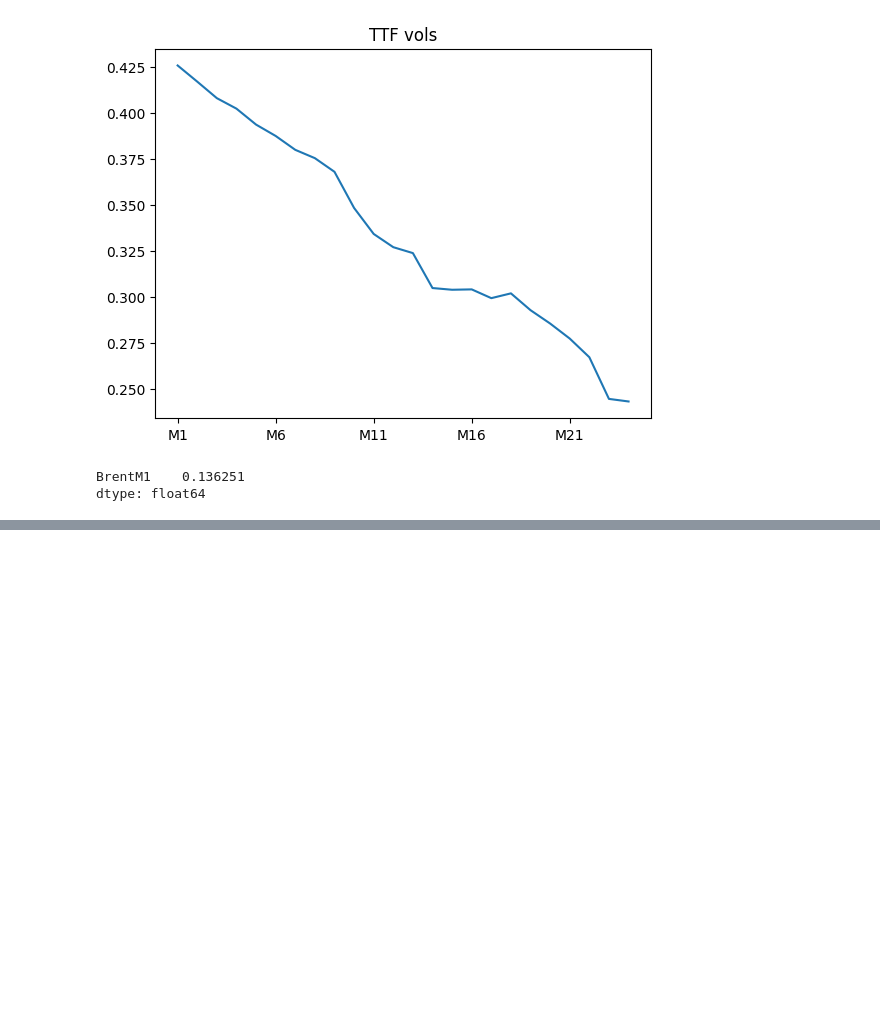
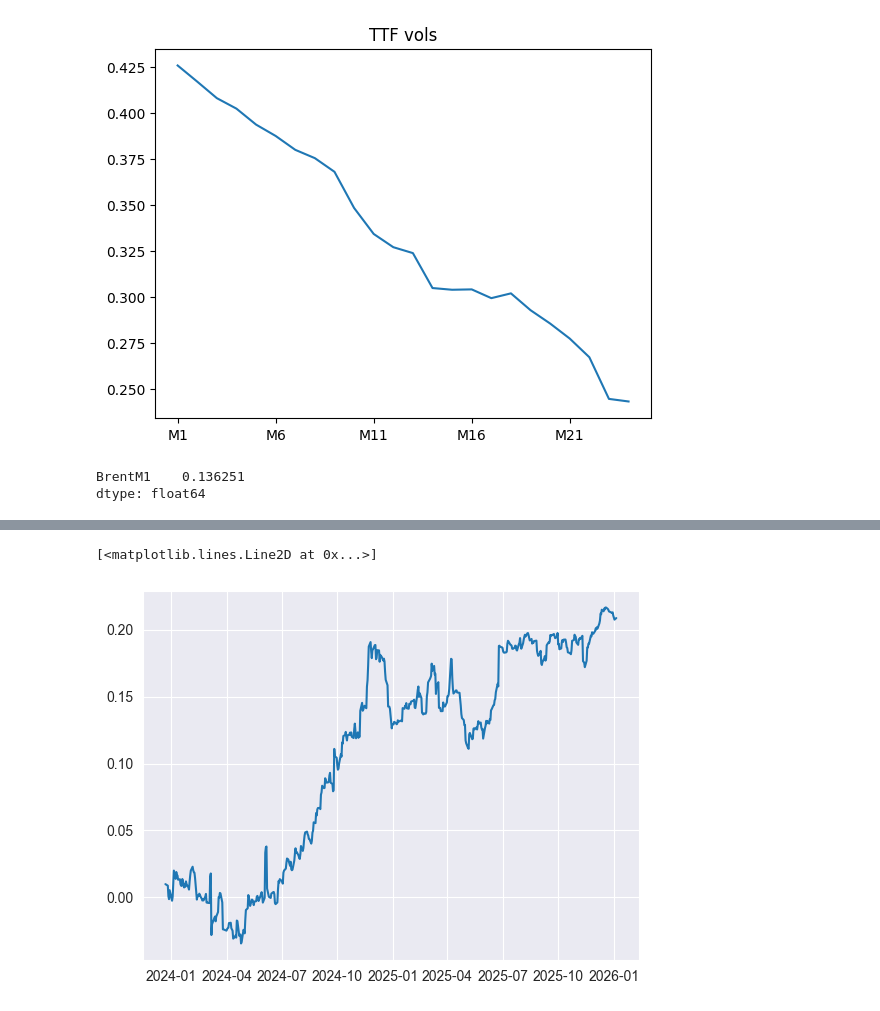
Before and after one commit to martibgn4/BGN_LNG, a Jupyter notebook: Pricers/test_volcorr.ipynb, the cells around one changed output, grey strips where cells are left out. Cells and saved outputs as stored; diff of their text form; code cells hidden in the pictures; blank space fills up the shorter version.

```diff
--- a/Pricers/test_volcorr.ipynb
+++ b/Pricers/test_volcorr.ipynb
@@ -246,0 +294,26 @@ dtype: float64
+# %%
+import numpy as np
+import matplotlib.pyplot as plt
+brent_series = df_brent.M12
+# brent_series = df_tfu.M12
+jkm_series = df_jkm.M12
+
+logreturns_brent = np.log(brent_series/brent_series.shift(1))
+logreturns_jkm = np.log(jkm_series/jkm_series.shift(1))
+
+logreturns_brent.corr(logreturns_jkm)
+
+common_dates = [d for d in logreturns_brent.index if d in logreturns_jkm.index]
+corr_list = []
+dates_list = []
+for idx, d in enumerate(common_dates):
+    if idx> 252:
+        idx_dates = common_dates[idx-252:idx]
+        brent_returns = logreturns_brent[idx_dates]
+        jkm_returns = logreturns_jkm[idx_dates]
+        corr_list.append(brent_returns.corr(jkm_returns))
+        dates_list.append(d)
+plt.plot(dates_list, corr_list)
+# %% [output]
+[<matplotlib.lines.Line2D at 0x...>]
+[figure, added]
```
Also changed, not shown: parts of 10 cells of this notebook, 11 other files.
